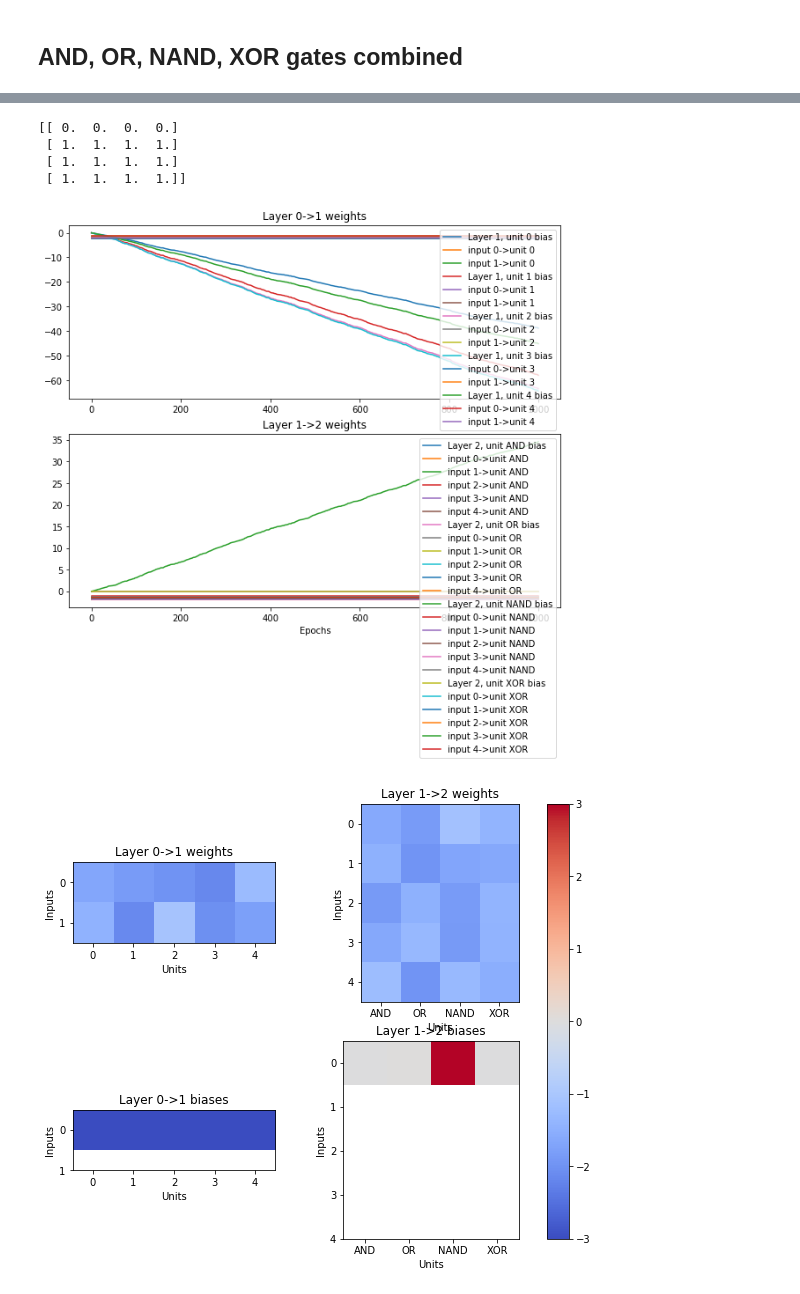
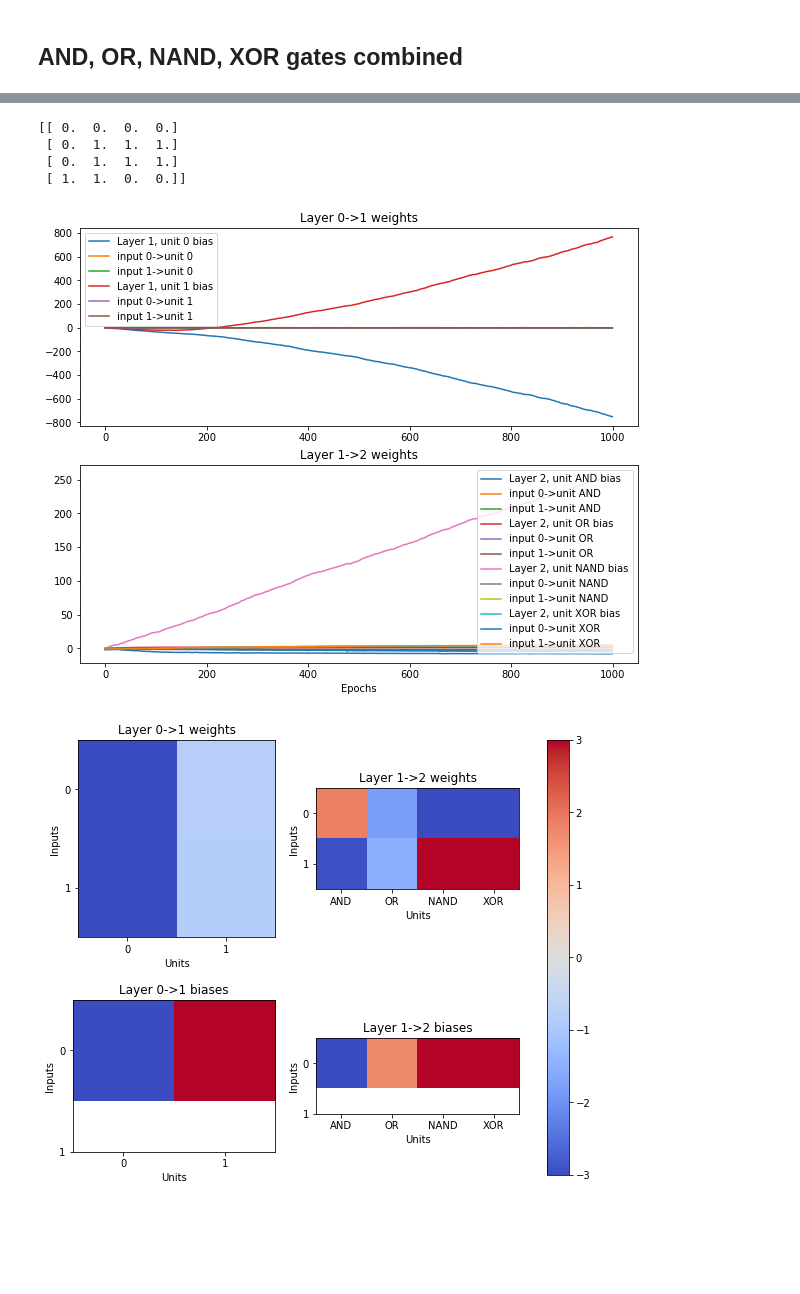
Before and after one commit to hazrmard/PoorMansNN, a Jupyter notebook: Learning logic gates.ipynb, the cells around one changed output, grey strips where cells are left out. Drawn from its saved outputs; the diff is of its cells as text; code cells hidden in the pictures; blank space fills up the shorter version.

```diff
--- a/Learning logic gates.ipynb
+++ b/Learning logic gates.ipynb
@@ -154,9 +154,9 @@ plotFinalWeights(n, whist, ['XOR'])
 # %%
 batchsize = 20
 epochs = 1000
-layers = [Layer((5,), (2,), act.Tanh()), Layer((4,), (5,), act.Tanh())]
+layers = [Layer((2,), (2,), act.Tanh()), Layer((4,), (2,), act.Tanh())]
 error = loss.SquaredLoss()
-rate = 0.1
+rate = 0.7
 optimizer = opt.Momentum(rate, 0.3)
 
 n = NN(layers, error=error, optimizer=optimizer)
@@ -180,6 +180,6 @@ plotFinalWeights(n, whist, ['AND', 'OR', 'NAND', 'XOR'])
 [[ 0.  0.  0.  0.]
- [ 1.  1.  1.  1.]
- [ 1.  1.  1.  1.]
- [ 1.  1.  1.  1.]]
+ [ 0.  1.  1.  1.]
+ [ 0.  1.  1.  1.]
+ [ 1.  1.  0.  0.]]
-[figure, old version]
+[figure, new version]
-[figure, old version]
+[figure, new version]
```
Also changed, not shown: parts of 2 cells of this notebook, 6 other files.
